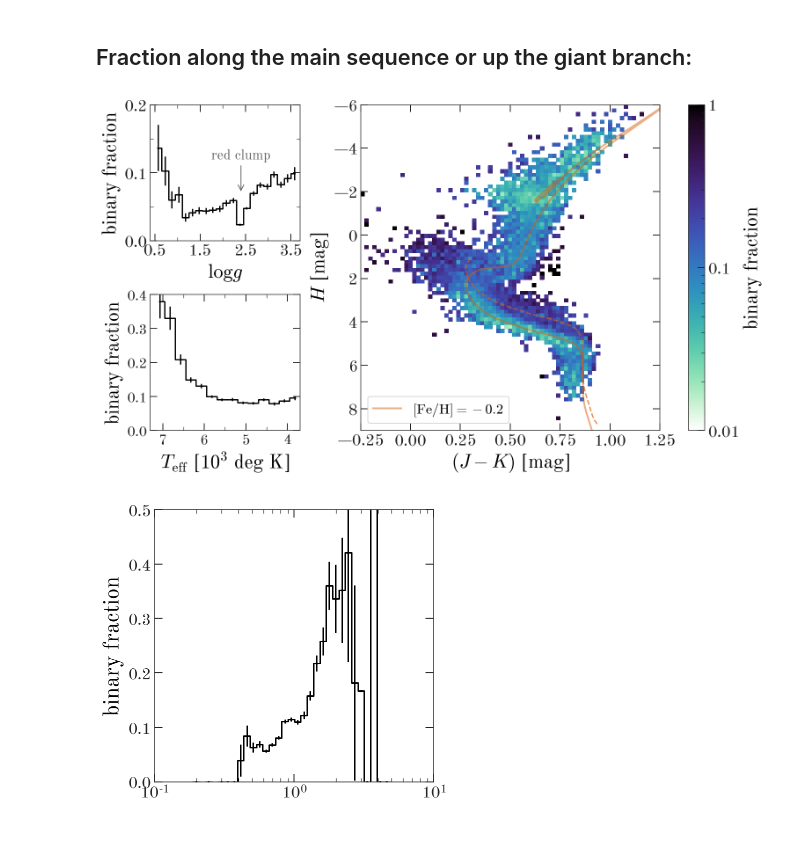
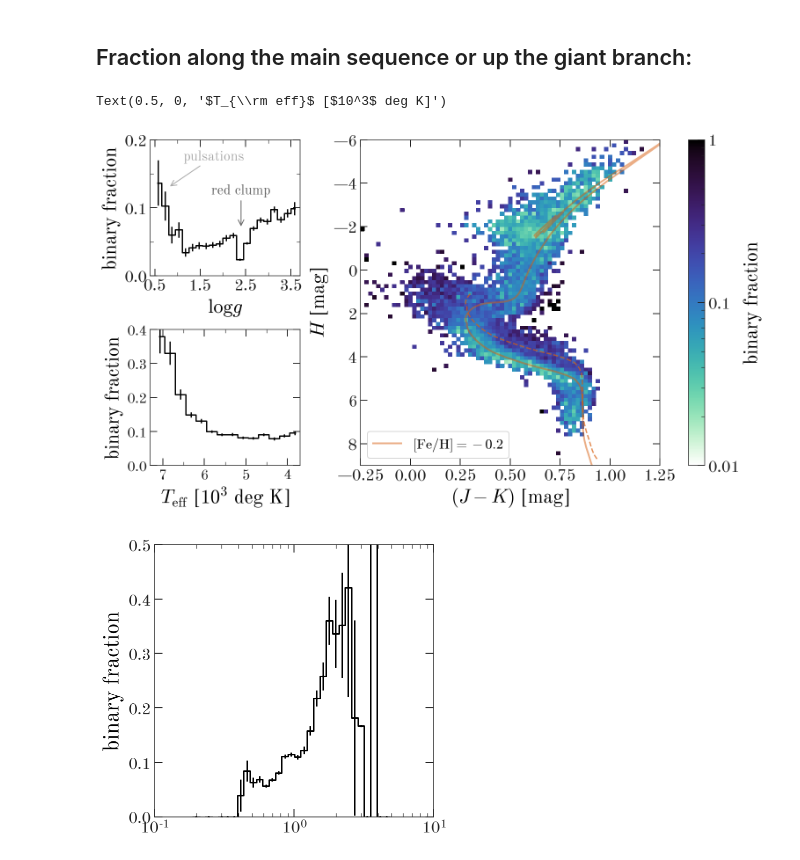
Before and after one commit to adrn/apogee-dr16-vac, a Jupyter notebook: notebooks/figures/Figure-binary-fraction.ipynb, the cells around one changed output. Cells and saved outputs as stored; diff of their text form; code cells hidden in the pictures.

Commit message:
pulsation label

```diff
--- a/notebooks/figures/Figure-binary-fraction.ipynb
+++ b/notebooks/figures/Figure-binary-fraction.ipynb
@@ -209,35 +209,40 @@ ax.set_xlabel(r'$\log g$')
 
 ax.set_yticks(np.arange(0, 0.2+1e-3, 0.1))
 ax.set_yticks(np.arange(0, 0.2+1e-3, 0.05), minor=True)
 
 ax.annotate('red clump', [2.4, 0.07], [2.4, 0.12],
             ha='center', fontsize=16, color='#666666',
             arrowprops=dict(arrowstyle='->', color='#666666'))
 
+ax.annotate('pulsations', [0.8, 0.13], [1.8, 0.17],
+            ha='center', fontsize=16, color='#aaaaaa',
+            arrowprops=dict(arrowstyle='->', color='#aaaaaa'))
+
 # ---
 
 ax = fig.add_subplot(gs[2:, 0:2])
 err = np.std(poisson.rvs(H_mss[1], size=(10000, len(H_mss[1]))) /
              poisson.rvs(H_mss[0], size=(10000, len(H_mss[0]))),
              axis=0)
 ax.errorbar(xms/1e3, H_mss[1] / H_mss[0], err,
             marker=None, drawstyle='steps-mid',
             color='k')
 ax.set_xlim(7300/1e3, 3700/1e3)
 ax.set_ylim(0, 0.4)
 
 ax.set_xticks(np.arange(4, 7+1e-3, 1))
 ax.set_xticks(np.arange(4, 7+1e-3, 0.5), minor=True)
 ax.set_ylabel('binary fraction')
 ax.tick_params(labelsize=16)
 
 ax.set_yticks(np.arange(0, 0.4+1e-3, 0.1))
 
 ax.set_xlabel(r'$T_{\rm eff}$ [$10^3$ deg K]')
 
-fig.savefig(os.path.join(figure_path, 'binary-fraction.pdf'), dpi=250)
+# fig.savefig(os.path.join(figure_path, 'binary-fraction.pdf'), dpi=250)
 # %% [output]
+Text(0.5, 0, '$T_{\\rm eff}$ [$10^3$ deg K]')
-[figure, old version]
+[figure, new version]
 # %%
 H_masss = []
 for cat in [allgaia_cut, binaries_cut]:
```
Also changed, not shown: 2 other files.
